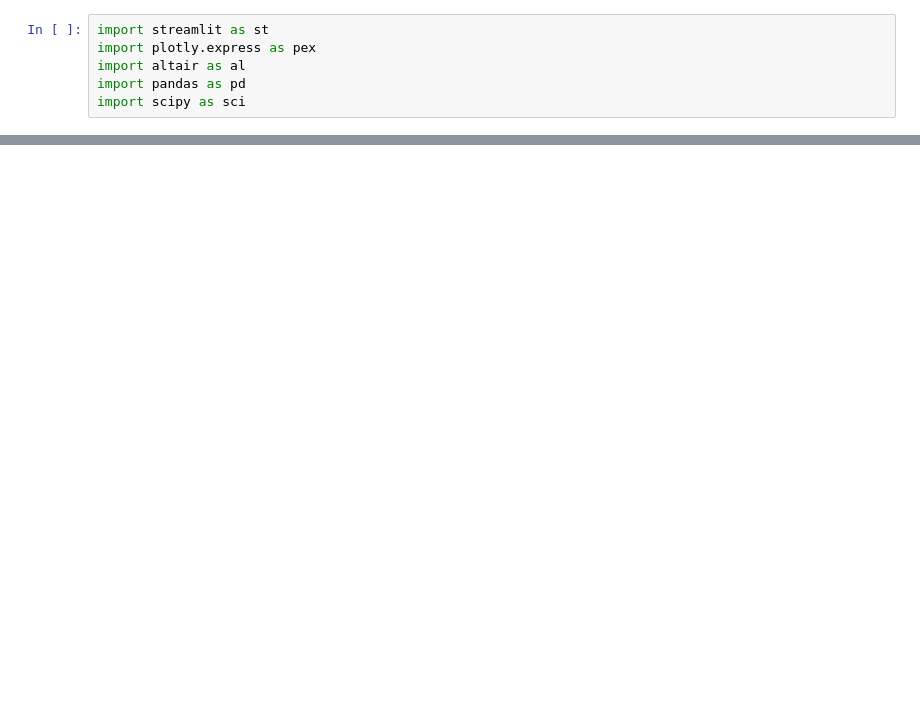
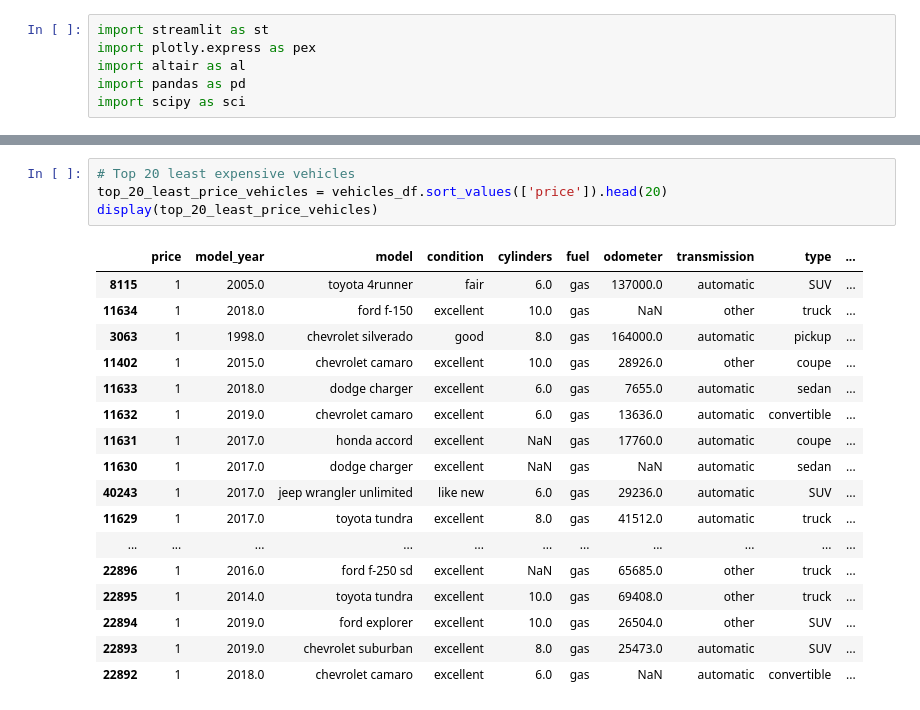
Before and after one commit to Barrett34/Sprint4Project, a Jupyter notebook: notebooks/EDA.ipynb, the cells around one changed output, grey strips where cells are left out. Saved outputs shown, nothing was run; the diff lists cells and outputs as text; blank space fills up the shorter version.

```diff
--- a/notebooks/EDA.ipynb
+++ b/notebooks/EDA.ipynb
@@ -19,0 +75,22 @@ cars_ad.describe()
+# %%
+# Top 20 least expensive vehicles
+top_20_least_price_vehicles = vehicles_df.sort_values(['price']).head(20)
+display(top_20_least_price_vehicles)
+# %% [output]
+|  | price | model_year | model | condition | cylinders | fuel | odometer | transmission | type | ... |
+| 8115 | 1 | 2005.0 | toyota 4runner | fair | 6.0 | gas | 137000.0 | automatic | SUV | ... |
+| 11634 | 1 | 2018.0 | ford f-150 | excellent | 10.0 | gas | NaN | other | truck | ... |
+| 3063 | 1 | 1998.0 | chevrolet silverado | good | 8.0 | gas | 164000.0 | automatic | pickup | ... |
+| 11402 | 1 | 2015.0 | chevrolet camaro | excellent | 10.0 | gas | 28926.0 | other | coupe | ... |
+| 11633 | 1 | 2018.0 | dodge charger | excellent | 6.0 | gas | 7655.0 | automatic | sedan | ... |
+| 11632 | 1 | 2019.0 | chevrolet camaro | excellent | 6.0 | gas | 13636.0 | automatic | convertible | ... |
+| 11631 | 1 | 2017.0 | honda accord | excellent | NaN | gas | 17760.0 | automatic | coupe | ... |
+| 11630 | 1 | 2017.0 | dodge charger | excellent | NaN | gas | NaN | automatic | sedan | ... |
+| 40243 | 1 | 2017.0 | jeep wrangler unlimited | like new | 6.0 | gas | 29236.0 | automatic | SUV | ... |
+| 11629 | 1 | 2017.0 | toyota tundra | excellent | 8.0 | gas | 41512.0 | automatic | truck | ... |
+| ... | ... | ... | ... | ... | ... | ... | ... | ... | ... | ... |
+| 22896 | 1 | 2016.0 | ford f-250 sd | excellent | NaN | gas | 65685.0 | other | truck | ... |
+| 22895 | 1 | 2014.0 | toyota tundra | excellent | 10.0 | gas | 69408.0 | other | truck | ... |
+| 22894 | 1 | 2019.0 | ford explorer | excellent | 10.0 | gas | 26504.0 | other | SUV | ... |
+| 22893 | 1 | 2019.0 | chevrolet suburban | excellent | 8.0 | gas | 25473.0 | automatic | SUV | ... |
+| 22892 | 1 | 2018.0 | chevrolet camaro | excellent | 6.0 | gas | NaN | automatic | convertible | ... |
```
Also changed, not shown: parts of 10 cells of this notebook, 1 other file.
